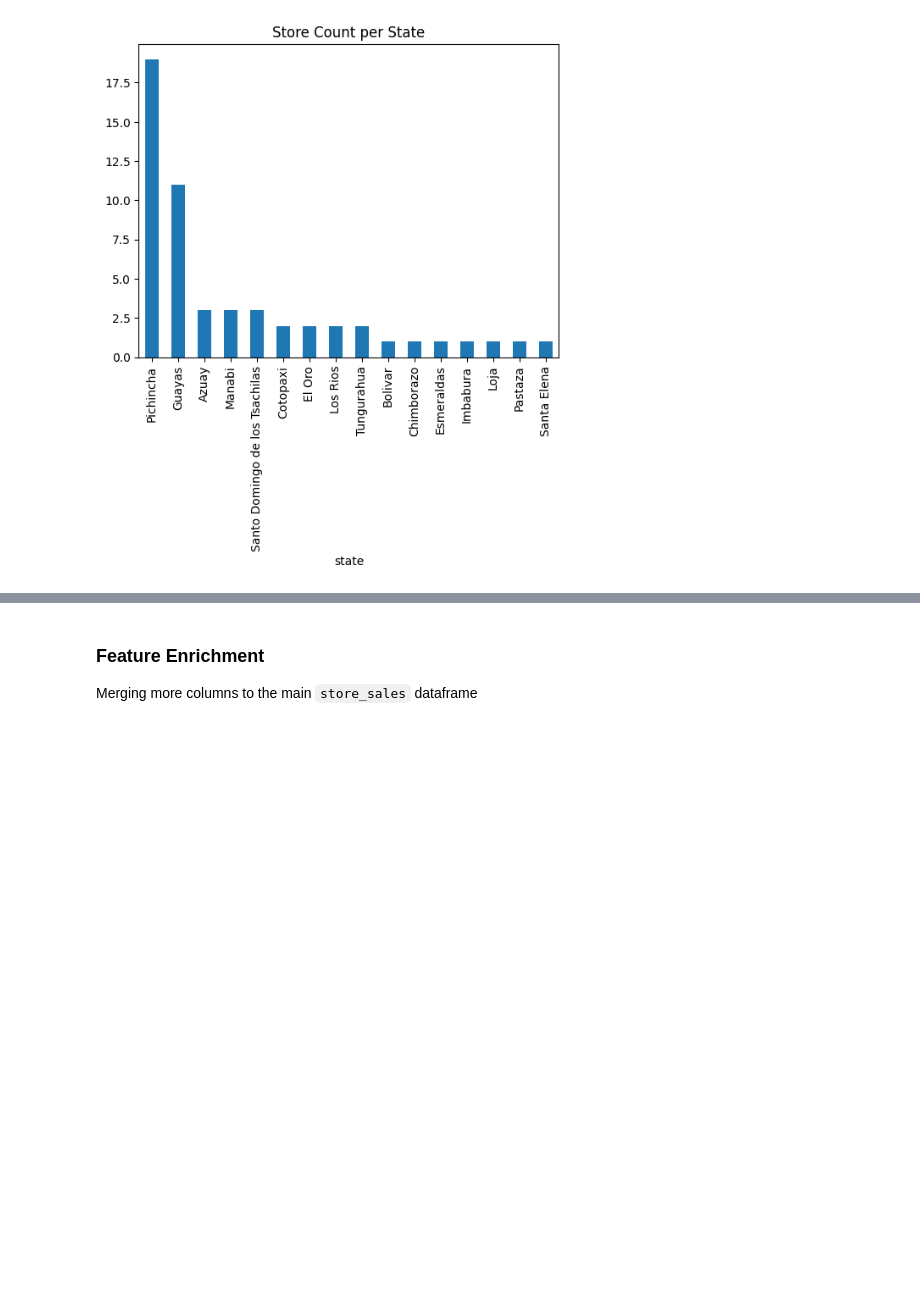
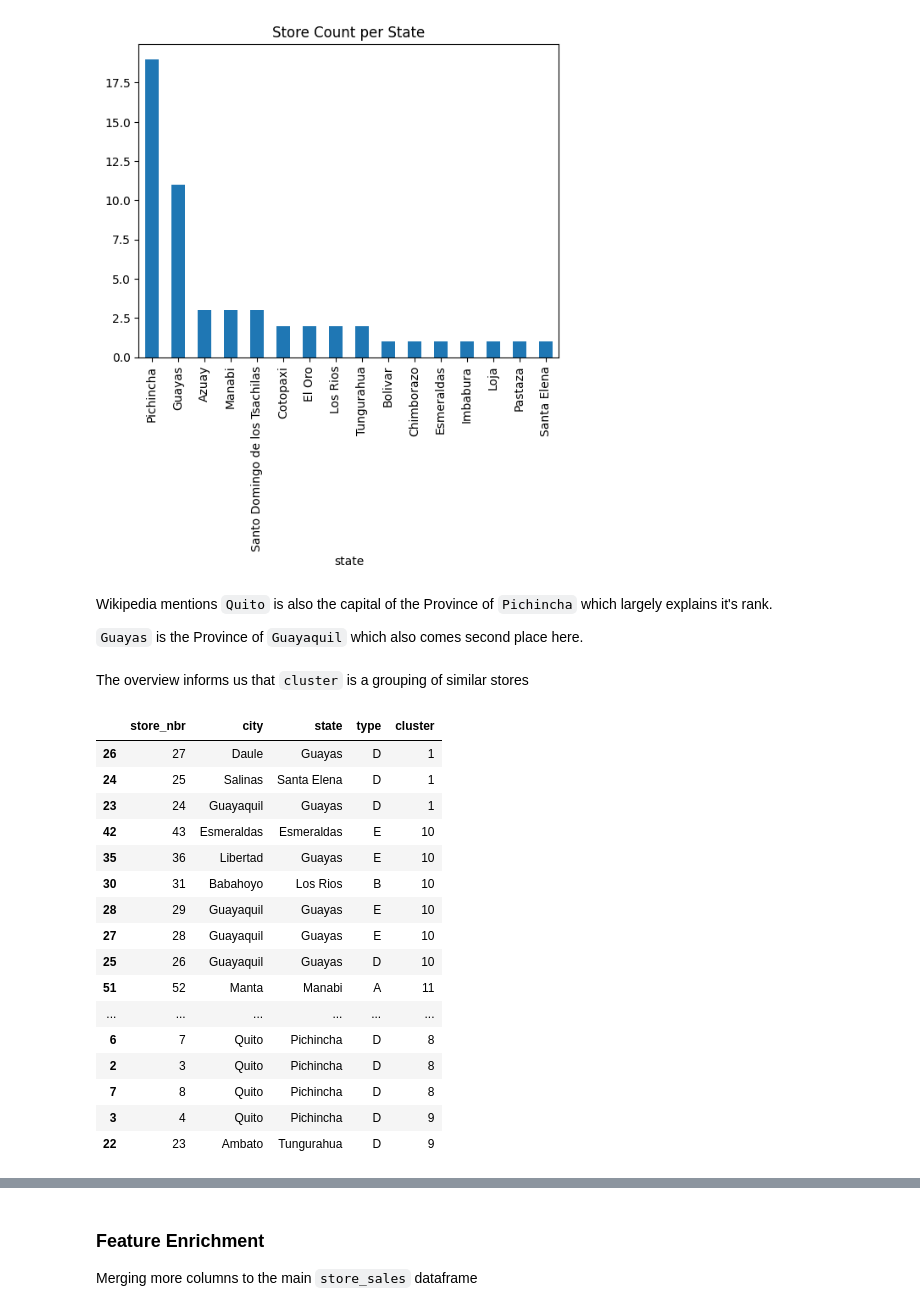
Before and after one commit to Anteemony/sktime-storesales-forecasting, a Jupyter notebook: notebooks/Store_Sales_Forecasting_with_Sktime.ipynb, the cells around one changed output, grey strips where cells are left out. Saved outputs shown, nothing was run; the diff lists cells and outputs as text; code cells hidden in the pictures; blank space fills up the shorter version.

```diff
--- a/notebooks/Store_Sales_Forecasting_with_Sktime.ipynb
+++ b/notebooks/Store_Sales_Forecasting_with_Sktime.ipynb
@@ -382,4 +432,30 @@ store_state_count = store_metadata.groupby(['state']).store_nbr.nunique().sort_v
 store_state_count.plot(kind="bar", title="Store Count per State");
 # %% [output]
 [figure]
+# %% [markdown]
+Wikipedia mentions `Quito` is also the capital of the Province of `Pichincha` which largely explains it's rank.
+
+`Guayas` is the Province of `Guayaquil` which also comes second place here.
+# %% [markdown]
+The overview informs us that `cluster` is a grouping of similar stores
+# %%
+store_metadata.sort_values(by="cluster")
+# %% [output]
+|  | store_nbr | city | state | type | cluster |
+| 26 | 27 | Daule | Guayas | D | 1 |
+| 24 | 25 | Salinas | Santa Elena | D | 1 |
+| 23 | 24 | Guayaquil | Guayas | D | 1 |
+| 42 | 43 | Esmeraldas | Esmeraldas | E | 10 |
+| 35 | 36 | Libertad | Guayas | E | 10 |
+| 30 | 31 | Babahoyo | Los Rios | B | 10 |
+| 28 | 29 | Guayaquil | Guayas | E | 10 |
+| 27 | 28 | Guayaquil | Guayas | E | 10 |
+| 25 | 26 | Guayaquil | Guayas | D | 10 |
+| 51 | 52 | Manta | Manabi | A | 11 |
+| ... | ... | ... | ... | ... | ... |
+| 6 | 7 | Quito | Pichincha | D | 8 |
+| 2 | 3 | Quito | Pichincha | D | 8 |
+| 7 | 8 | Quito | Pichincha | D | 8 |
+| 3 | 4 | Quito | Pichincha | D | 9 |
+| 22 | 23 | Ambato | Tungurahua | D | 9 |
 # %%
```
Also changed, not shown: parts of 51 cells of this notebook, 2 other files.
